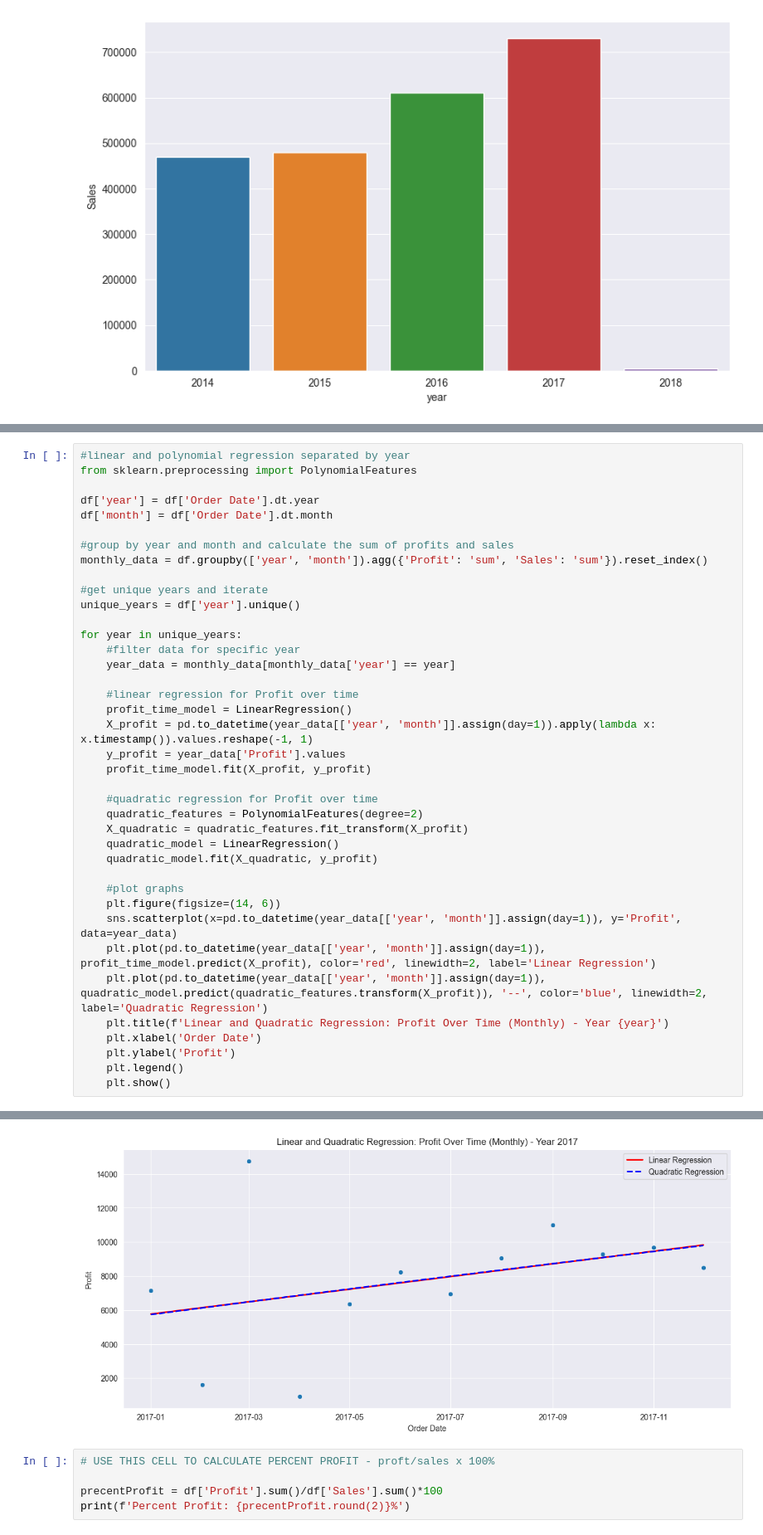
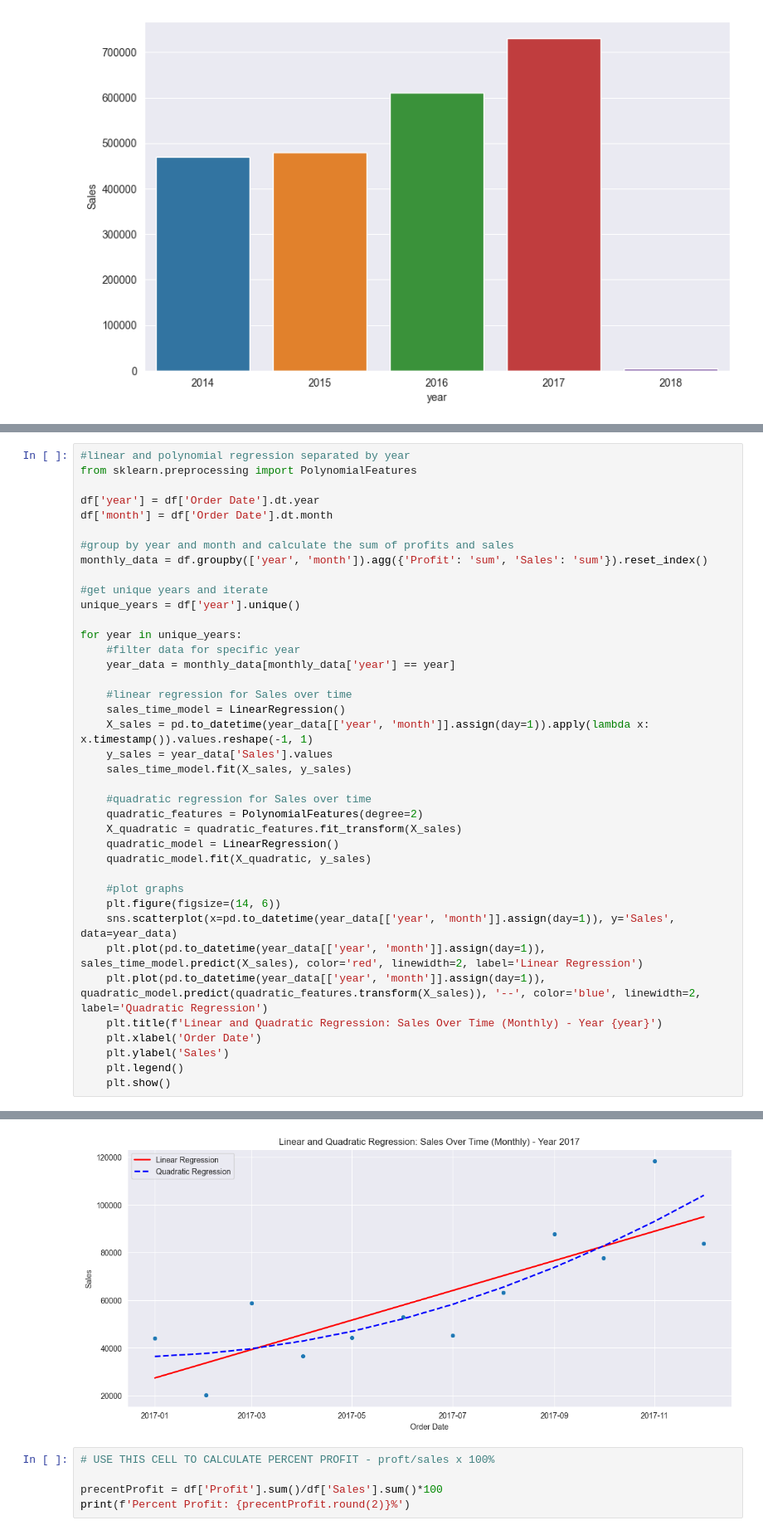
Before and after one commit to EricShinozaki/CS-2410-Final-Project, a Jupyter notebook: CS2410 Final Project.ipynb, the cells around one changed output, grey strips where cells are left out. Shown at 83% size. Cells and saved outputs as stored; diff of their text form.

Commit message:
add sales regression

```diff
--- a/CS2410 Final Project.ipynb
+++ b/CS2410 Final Project.ipynb
@@ -123,26 +194,26 @@ for year in unique_years:
     #filter data for specific year
     year_data = monthly_data[monthly_data['year'] == year]
 
-    #linear regression for Profit over time
-    profit_time_model = LinearRegression()
-    X_profit = pd.to_datetime(year_data[['year', 'month']].assign(day=1)).apply(lambda x: x.timestamp()).values.reshape(-1, 1)
-    y_profit = year_data['Profit'].values
-    profit_time_model.fit(X_profit, y_profit)
+    #linear regression for Sales over time
+    sales_time_model = LinearRegression()
+    X_sales = pd.to_datetime(year_data[['year', 'month']].assign(day=1)).apply(lambda x: x.timestamp()).values.reshape(-1, 1)
+    y_sales = year_data['Sales'].values
+    sales_time_model.fit(X_sales, y_sales)
 
-    #quadratic regression for Profit over time
+    #quadratic regression for Sales over time
     quadratic_features = PolynomialFeatures(degree=2)
-    X_quadratic = quadratic_features.fit_transform(X_profit)
+    X_quadratic = quadratic_features.fit_transform(X_sales)
     quadratic_model = LinearRegression()
-    quadratic_model.fit(X_quadratic, y_profit)
+    quadratic_model.fit(X_quadratic, y_sales)
 
     #plot graphs
     plt.figure(figsize=(14, 6))
-    sns.scatterplot(x=pd.to_datetime(year_data[['year', 'month']].assign(day=1)), y='Profit', data=year_data)
-    plt.plot(pd.to_datetime(year_data[['year', 'month']].assign(day=1)), profit_time_model.predict(X_profit), color='red', linewidth=2, label='Linear Regression')
-    plt.plot(pd.to_datetime(year_data[['year', 'month']].assign(day=1)), quadratic_model.predict(quadratic_features.transform(X_profit)), '--', color='blue', linewidth=2, label='Quadratic Regression')
-    plt.title(f'Linear and Quadratic Regression: Profit Over Time (Monthly) - Year {year}')
+    sns.scatterplot(x=pd.to_datetime(year_data[['year', 'month']].assign(day=1)), y='Sales', data=year_data)
+    plt.plot(pd.to_datetime(year_data[['year', 'month']].assign(day=1)), sales_time_model.predict(X_sales), color='red', linewidth=2, label='Linear Regression')
+    plt.plot(pd.to_datetime(year_data[['year', 'month']].assign(day=1)), quadratic_model.predict(quadratic_features.transform(X_sales)), '--', color='blue', linewidth=2, label='Quadratic Regression')
+    plt.title(f'Linear and Quadratic Regression: Sales Over Time (Monthly) - Year {year}')
     plt.xlabel('Order Date')
-    plt.ylabel('Profit')
+    plt.ylabel('Sales')
     plt.legend()
     plt.show()
 # %% [output]
@@ -152,4 +223,4 @@ for year in unique_years:
-[figure, old version]
+[figure, new version]
 # %%
 # USE THIS CELL TO CALCULATE PERCENT PROFIT - proft/sales x 100%
 
```
Also changed, not shown: parts of 9 cells of this notebook.
